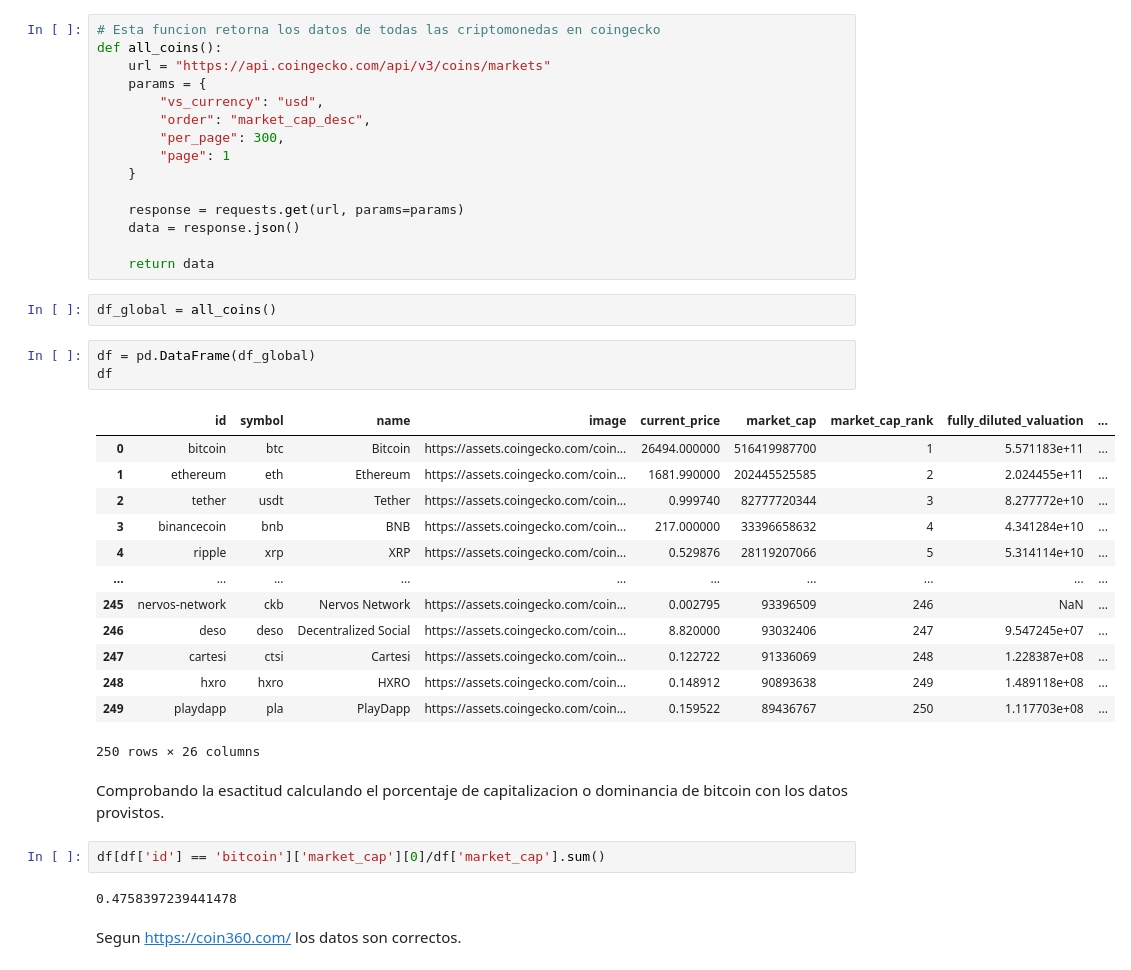
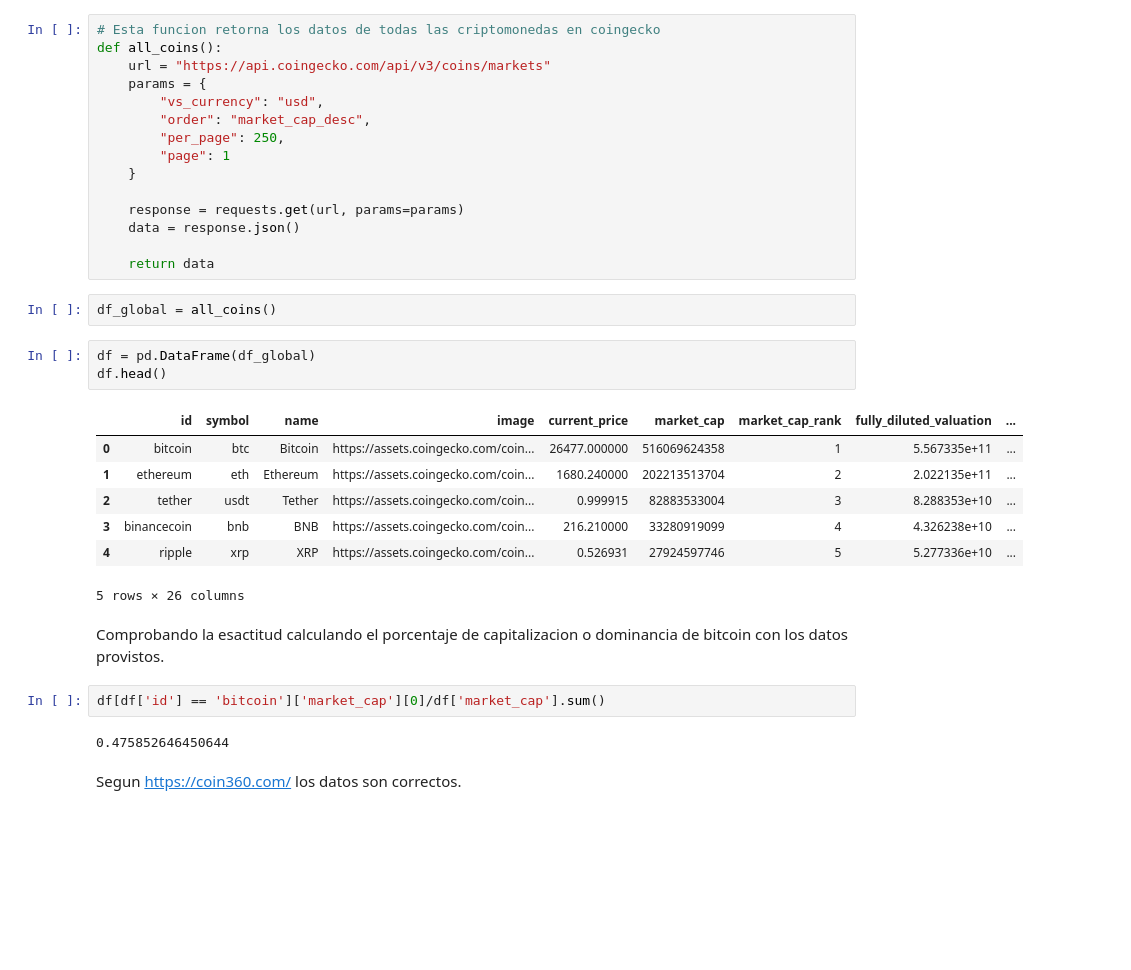
Before and after one commit to Galo0000/Analitics_Proyect_Cryptocurrency, a Jupyter notebook: Extract_data.ipynb, the cells around one changed output. Drawn from its saved outputs; the diff is of its cells as text; blank space fills up the shorter version.

```diff
--- a/Extract_data.ipynb
+++ b/Extract_data.ipynb
@@ -145,7 +146,7 @@ def all_coins():
     params = {
         "vs_currency": "usd",
         "order": "market_cap_desc",
-        "per_page": 300,
+        "per_page": 250,
         "page": 1
     }
 
@@ -157,27 +158,21 @@ def all_coins():
 df_global = all_coins()
 # %%
 df = pd.DataFrame(df_global)
-df
+df.head()
 # %% [output]
 |  | id | symbol | name | image | current_price | market_cap | market_cap_rank | fully_diluted_valuation | ... |
-| 0 | bitcoin | btc | Bitcoin | https://assets.coingecko.com/coin... | 26494.000000 | 516419987700 | 1 | 5.571183e+11 | ... |
-| 1 | ethereum | eth | Ethereum | https://assets.coingecko.com/coin... | 1681.990000 | 202445525585 | 2 | 2.024455e+11 | ... |
-| 2 | tether | usdt | Tether | https://assets.coingecko.com/coin... | 0.999740 | 82777720344 | 3 | 8.277772e+10 | ... |
-| 3 | binancecoin | bnb | BNB | https://assets.coingecko.com/coin... | 217.000000 | 33396658632 | 4 | 4.341284e+10 | ... |
-| 4 | ripple | xrp | XRP | https://assets.coingecko.com/coin... | 0.529876 | 28119207066 | 5 | 5.314114e+10 | ... |
-| ... | ... | ... | ... | ... | ... | ... | ... | ... | ... |
-| 245 | nervos-network | ckb | Nervos Network | https://assets.coingecko.com/coin... | 0.002795 | 93396509 | 246 | NaN | ... |
-| 246 | deso | deso | Decentralized Social | https://assets.coingecko.com/coin... | 8.820000 | 93032406 | 247 | 9.547245e+07 | ... |
-| 247 | cartesi | ctsi | Cartesi | https://assets.coingecko.com/coin... | 0.122722 | 91336069 | 248 | 1.228387e+08 | ... |
-| 248 | hxro | hxro | HXRO | https://assets.coingecko.com/coin... | 0.148912 | 90893638 | 249 | 1.489118e+08 | ... |
-| 249 | playdapp | pla | PlayDapp | https://assets.coingecko.com/coin... | 0.159522 | 89436767 | 250 | 1.117703e+08 | ... |
+| 0 | bitcoin | btc | Bitcoin | https://assets.coingecko.com/coin... | 26477.000000 | 516069624358 | 1 | 5.567335e+11 | ... |
+| 1 | ethereum | eth | Ethereum | https://assets.coingecko.com/coin... | 1680.240000 | 202213513704 | 2 | 2.022135e+11 | ... |
+| 2 | tether | usdt | Tether | https://assets.coingecko.com/coin... | 0.999915 | 82883533004 | 3 | 8.288353e+10 | ... |
+| 3 | binancecoin | bnb | BNB | https://assets.coingecko.com/coin... | 216.210000 | 33280919099 | 4 | 4.326238e+10 | ... |
+| 4 | ripple | xrp | XRP | https://assets.coingecko.com/coin... | 0.526931 | 27924597746 | 5 | 5.277336e+10 | ... |
-250 rows × 26 columns
+5 rows × 26 columns
 # %% [markdown]
 Comprobando la esactitud calculando el porcentaje de capitalizacion o dominancia de bitcoin con los datos provistos.
 # %%
 df[df['id'] == 'bitcoin']['market_cap'][0]/df['market_cap'].sum()
 # %% [output]
-0.4758397239441478
+0.475852646450644
 # %% [markdown]
 Segun https://coin360.com/ los datos son correctos.
 # %% [markdown]
```
Also changed, not shown: parts of 11 cells of this notebook, 3 other files.
